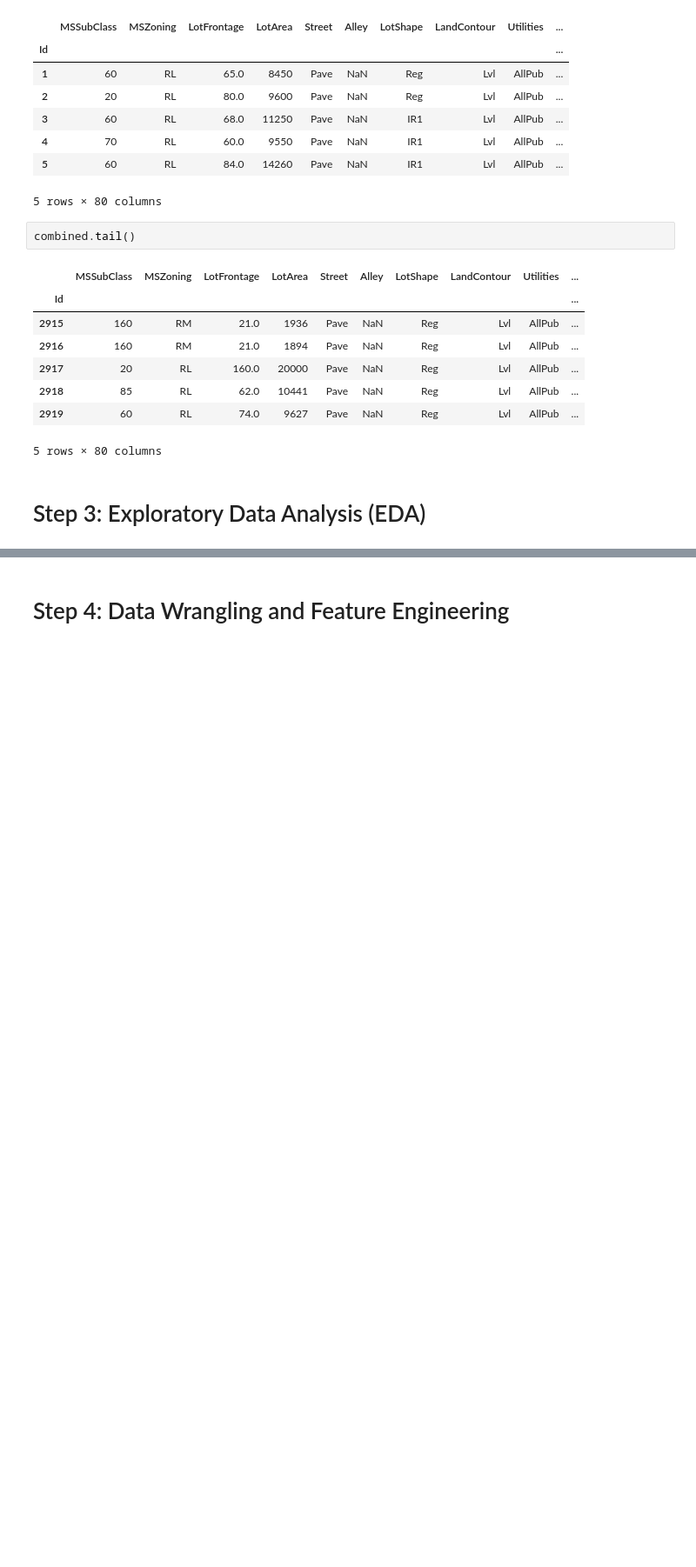
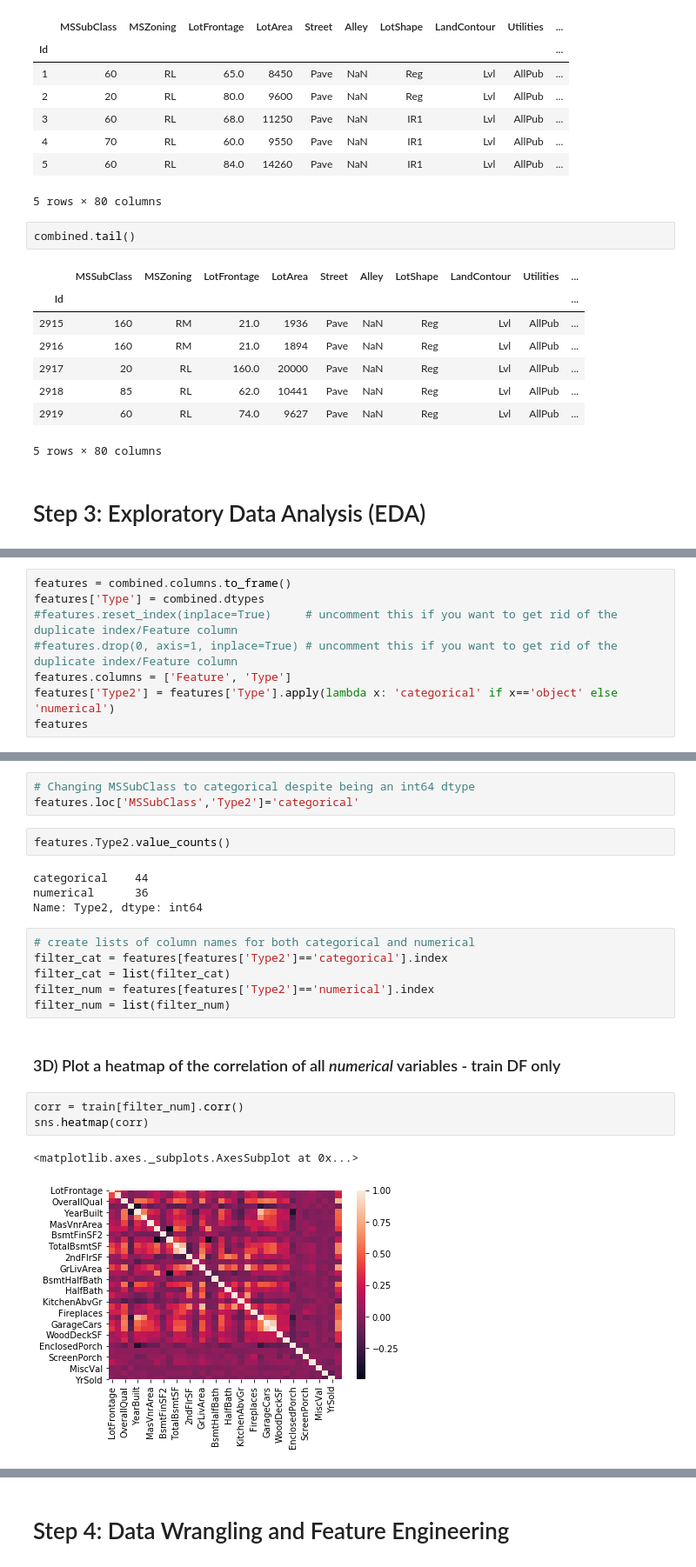
Before and after one commit to BrianLDev/House_Price_Kaggle_Template, a Jupyter notebook: House_Price_Kaggle_Template.ipynb, the cells around one changed output, grey strips where cells are left out. Shown at 87% size. Saved outputs shown, nothing was run; the diff lists cells and outputs as text; blank space fills up the shorter version.

```diff
--- a/House_Price_Kaggle_Template.ipynb
+++ b/House_Price_Kaggle_Template.ipynb
@@ -146,0 +222,8 @@ combined.tail()
+# %%
+features = combined.columns.to_frame()
+features['Type'] = combined.dtypes
+#features.reset_index(inplace=True)     # uncomment this if you want to get rid of the duplicate index/Feature column
+#features.drop(0, axis=1, inplace=True) # uncomment this if you want to get rid of the duplicate index/Feature column
+features.columns = ['Feature', 'Type']
+features['Type2'] = features['Type'].apply(lambda x: 'categorical' if x=='object' else 'numerical')
+features
@@ -146,0 +244,23 @@ combined.tail()
+# %%
+# Changing MSSubClass to categorical despite being an int64 dtype
+features.loc['MSSubClass','Type2']='categorical'
+# %%
+features.Type2.value_counts()
+# %% [output]
+categorical    44
+numerical      36
+Name: Type2, dtype: int64
+# %%
+# create lists of column names for both categorical and numerical
+filter_cat = features[features['Type2']=='categorical'].index
+filter_cat = list(filter_cat)
+filter_num = features[features['Type2']=='numerical'].index
+filter_num = list(filter_num)
+# %% [markdown]
+### 3D) Plot a heatmap of the correlation of all *numerical* variables - train DF only
+# %%
+corr = train[filter_num].corr()
+sns.heatmap(corr)
+# %% [output]
+<matplotlib.axes._subplots.AxesSubplot at 0x...>
+[figure, added]
```
Also changed, not shown: parts of 41 cells of this notebook, 1 other file.
